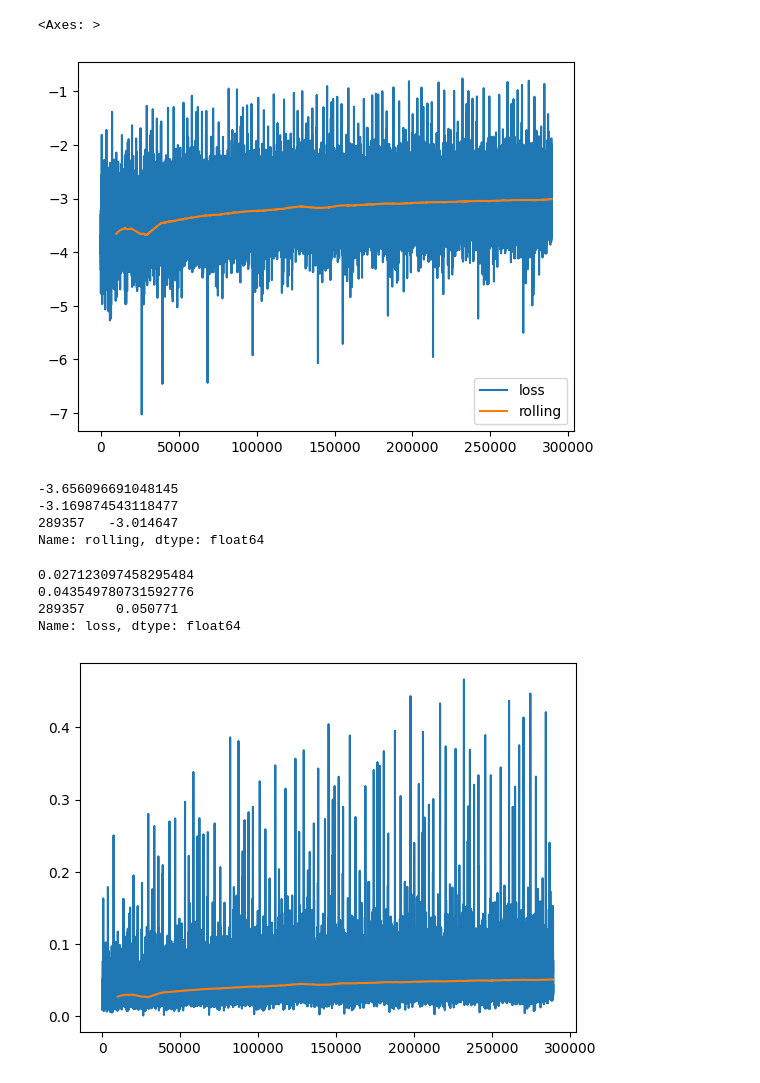
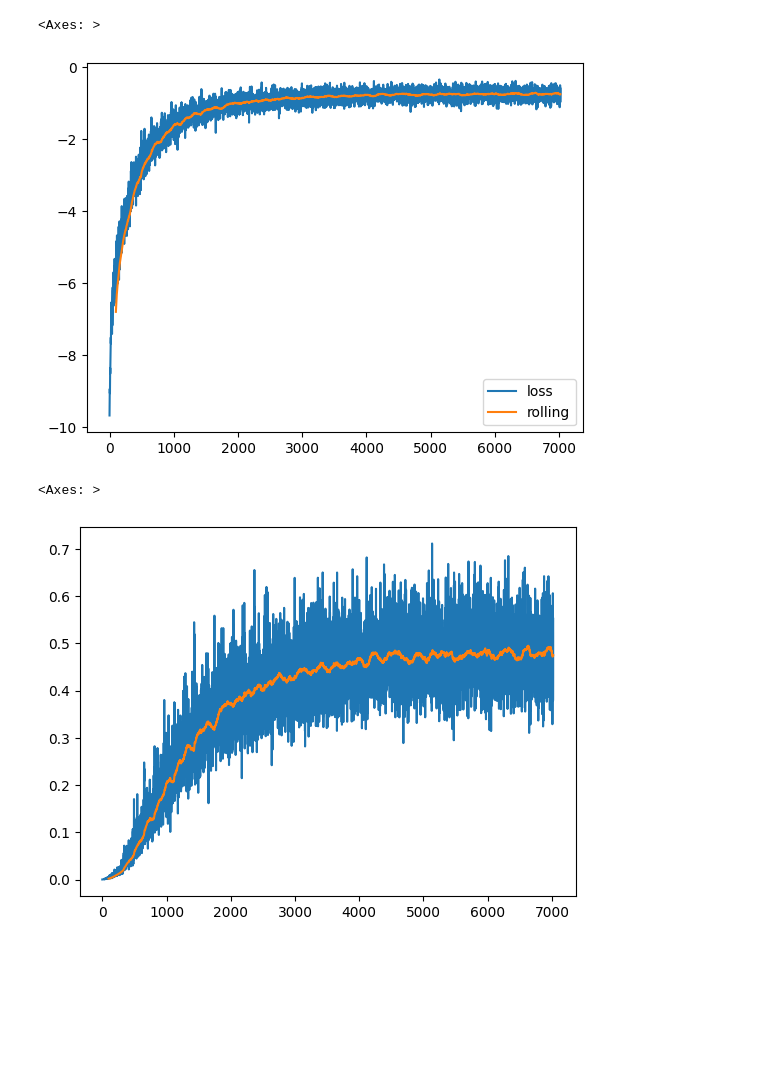
Before and after one commit to jim-dilkes/bert-encoder, a Jupyter notebook: training_vis.ipynb, the cells around one changed output. Saved outputs shown, nothing was run; the diff lists cells and outputs as text; code cells hidden in the pictures; blank space fills up the shorter version.

```diff
--- a/training_vis.ipynb
+++ b/training_vis.ipynb
@@ -3,10 +3,13 @@ import pandas as pd
 from src import data_ops
 import math
 
-loss_dir = 'losses'
+loss_dir = ".archive\\bertmedium_sl64\\llh_loss"
+loss_dir = ".metrics\\llh_loss"
+
+rolling_window = 100
 # %%
 loss_files = data_ops.gather_files(loss_dir)
-loss_files_sort = [f[0].split("\\")[-1][:-4] for f in loss_files]
+loss_files_sort = [int(f.split("\\")[-1][:-4]) for f in loss_files]
 # sort loss files on loss_files_sort
 loss_files = [x for _, x in sorted(zip(loss_files_sort, loss_files))]
 # %%
@@ -21,33 +24,21 @@ del loss_df['batch']
 # loss_df.sort_index(inplace=True)
 loss_df=loss_df*-1
 # Rolling average
-loss_df['rolling'] = loss_df['loss'].rolling(window=10000).mean()
+loss_df['rolling'] = loss_df['loss'].rolling(window=rolling_window).mean()
 loss_df.plot()
 # %% [output]
 <Axes: >
-[figure, old version]
+[figure, new version]
-# %%
-print(loss_df['rolling'][10001])
-print(loss_df['rolling'][len(loss_df['rolling'])/2])
-print(loss_df['rolling'][-1:])
-# %% [output]
--3.656096691048145
--3.169874543118477
-289357   -3.014647
-Name: rolling, dtype: float64
 # %%
 # convert log probs to probs
 loss = loss_df['loss'].apply(lambda x: math.exp(x))
-rolling = loss.rolling(window=10000).mean()
+rolling = loss.rolling(window=rolling_window).mean()
 loss.plot()
 rolling.plot()
 
-print(rolling[10001])
-print(rolling[len(rolling)/2])
-print(rolling[-1:])
+# print(rolling[10001])
+# print(rolling[len(rolling)/2])
+# print(rolling[-1:])
 # %% [output]
-0.027123097458295484
-0.043549780731592776
-289357    0.050771
-Name: loss, dtype: float64
+<Axes: >
-[figure, old version]
+[figure, new version]
```
Also changed, not shown: 1 other file.
